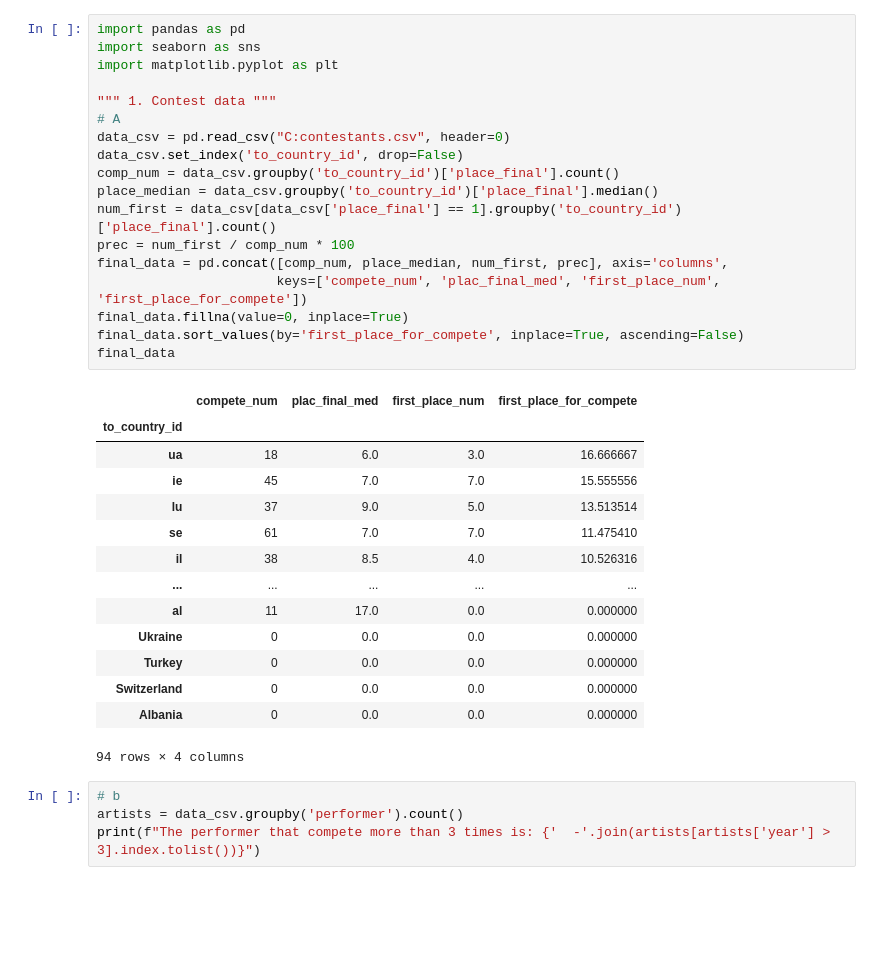
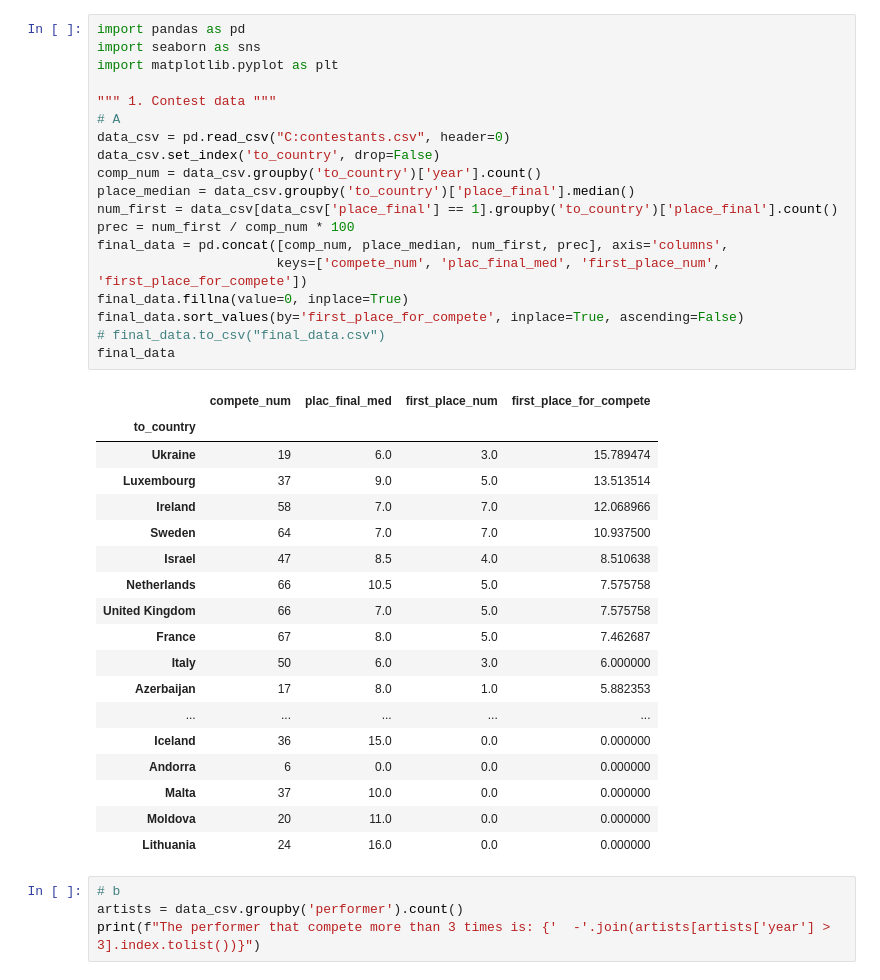
Before and after one commit to maliabramovitch/HW-Introduction-to-Data-Science, a Jupyter notebook: HW01/HW01.ipynb, the cells around one changed output. Drawn from its saved outputs; the diff is of its cells as text; blank space fills up the shorter version.

```diff
--- a/HW01/HW01.ipynb
+++ b/HW01/HW01.ipynb
@@ -1,36 +1,41 @@
 # %%
 import pandas as pd
 import seaborn as sns
 import matplotlib.pyplot as plt
 
 """ 1. Contest data """
 # A
 data_csv = pd.read_csv("C:contestants.csv", header=0)
-data_csv.set_index('to_country_id', drop=False)
-comp_num = data_csv.groupby('to_country_id')['place_final'].count()
-place_median = data_csv.groupby('to_country_id')['place_final'].median()
-num_first = data_csv[data_csv['place_final'] == 1].groupby('to_country_id')['place_final'].count()
+data_csv.set_index('to_country', drop=False)
+comp_num = data_csv.groupby('to_country')['year'].count()
+place_median = data_csv.groupby('to_country')['place_final'].median()
+num_first = data_csv[data_csv['place_final'] == 1].groupby('to_country')['place_final'].count()
 prec = num_first / comp_num * 100
 final_data = pd.concat([comp_num, place_median, num_first, prec], axis='columns',
                        keys=['compete_num', 'plac_final_med', 'first_place_num', 'first_place_for_compete'])
 final_data.fillna(value=0, inplace=True)
 final_data.sort_values(by='first_place_for_compete', inplace=True, ascending=False)
+# final_data.to_csv("final_data.csv")
 final_data
 # %% [output]
 |  | compete_num | plac_final_med | first_place_num | first_place_for_compete |
-| to_country_id |  |  |  |  |
-| ua | 18 | 6.0 | 3.0 | 16.666667 |
-| ie | 45 | 7.0 | 7.0 | 15.555556 |
-| lu | 37 | 9.0 | 5.0 | 13.513514 |
-| se | 61 | 7.0 | 7.0 | 11.475410 |
-| il | 38 | 8.5 | 4.0 | 10.526316 |
+| to_country |  |  |  |  |
+| Ukraine | 19 | 6.0 | 3.0 | 15.789474 |
+| Luxembourg | 37 | 9.0 | 5.0 | 13.513514 |
+| Ireland | 58 | 7.0 | 7.0 | 12.068966 |
+| Sweden | 64 | 7.0 | 7.0 | 10.937500 |
+| Israel | 47 | 8.5 | 4.0 | 8.510638 |
+| Netherlands | 66 | 10.5 | 5.0 | 7.575758 |
+| United Kingdom | 66 | 7.0 | 5.0 | 7.575758 |
+| France | 67 | 8.0 | 5.0 | 7.462687 |
+| Italy | 50 | 6.0 | 3.0 | 6.000000 |
+| Azerbaijan | 17 | 8.0 | 1.0 | 5.882353 |
 | ... | ... | ... | ... | ... |
-| al | 11 | 17.0 | 0.0 | 0.000000 |
-| Ukraine | 0 | 0.0 | 0.0 | 0.000000 |
-| Turkey | 0 | 0.0 | 0.0 | 0.000000 |
-| Switzerland | 0 | 0.0 | 0.0 | 0.000000 |
-| Albania | 0 | 0.0 | 0.0 | 0.000000 |
+| Iceland | 36 | 15.0 | 0.0 | 0.000000 |
+| Andorra | 6 | 0.0 | 0.0 | 0.000000 |
+| Malta | 37 | 10.0 | 0.0 | 0.000000 |
+| Moldova | 20 | 11.0 | 0.0 | 0.000000 |
+| Lithuania | 24 | 16.0 | 0.0 | 0.000000 |
-94 rows × 4 columns
 # %%
 # b
 artists = data_csv.groupby('performer').count()
```
Also changed, not shown: parts of 6 cells of this notebook, 2 other files.
